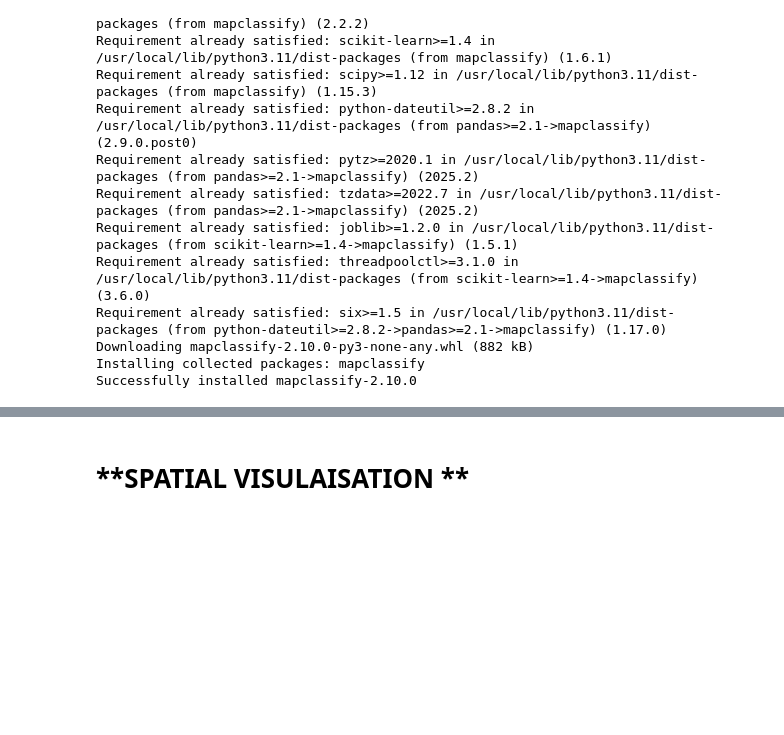
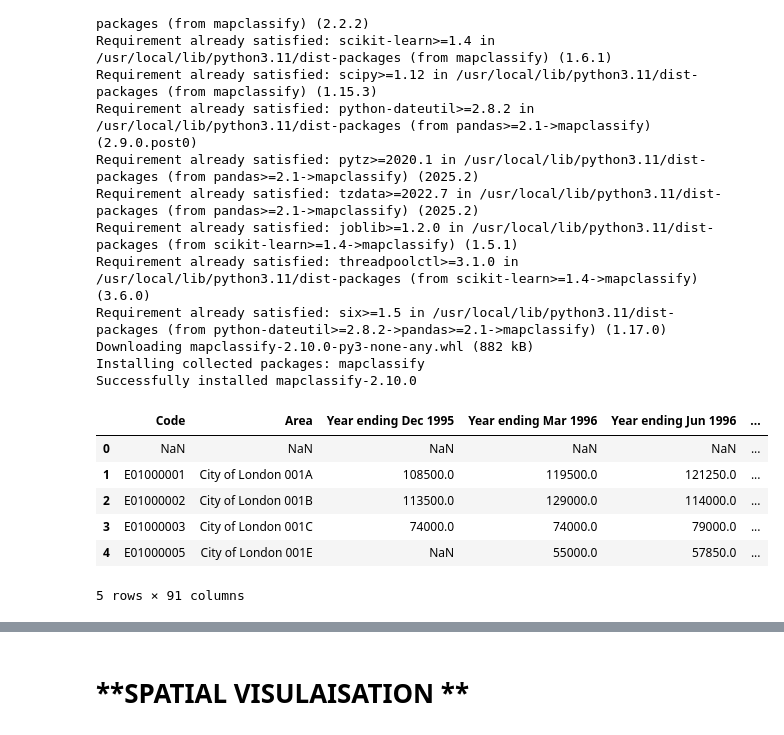
Before and after one commit to Jonathan-C-Barrett/GEOG5990M, a Jupyter notebook: GEOG5003M_Final_Project_template.ipynb, the cells around one changed output, grey strips where cells are left out. Saved outputs shown, nothing was run; the diff lists cells and outputs as text; code cells hidden in the pictures; blank space fills up the shorter version.

```diff
--- a/GEOG5003M_Final_Project_template.ipynb
+++ b/GEOG5003M_Final_Project_template.ipynb
@@ -50,8 +50,16 @@ health.head()
 health.isna().sum()
 # %%
 #Read in Median Property Sales
-m_sales = pd.read_csv('https://github.com/Jonathan-C-Barrett/GEOG5990M/raw/refs/heads/main/land-registry-house-prices-LSOA.csv')
+m_sales = pd.read_csv('https://github.com/Jonathan-C-Barrett/GEOG5990M/raw/refs/heads/main/land-registry-house-prices-Meidan-LSOA.csv')
 m_sales.head()
+# %% [output]
+|  | Code | Area | Year ending Dec 1995 | Year ending Mar 1996 | Year ending Jun 1996 | ... |
+| 0 | NaN | NaN | NaN | NaN | NaN | ... |
+| 1 | E01000001 | City of London 001A | 108500.0 | 119500.0 | 121250.0 | ... |
+| 2 | E01000002 | City of London 001B | 113500.0 | 129000.0 | 114000.0 | ... |
+| 3 | E01000003 | City of London 001C | 74000.0 | 74000.0 | 79000.0 | ... |
+| 4 | E01000005 | City of London 001E | NaN | 55000.0 | 57850.0 | ... |
+5 rows × 91 columns
 # %%
 #Select only columns relating to 2016
 prop_16 = m_sales[['Code', 'Area','Year ending Mar 2016','Year ending Jun 2016', 'Year ending Sep 2016', 'Year ending Dec 2016']]
```
Also changed, not shown: parts of 27 cells of this notebook.
